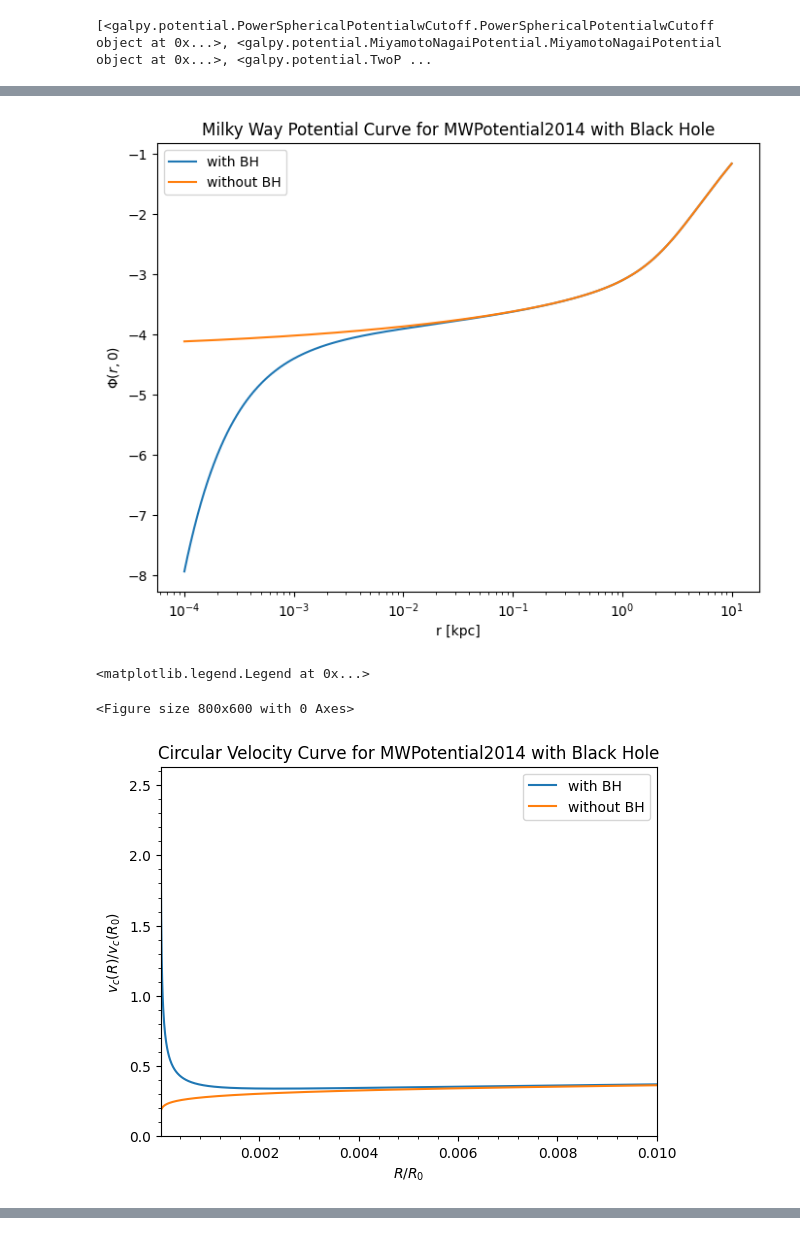
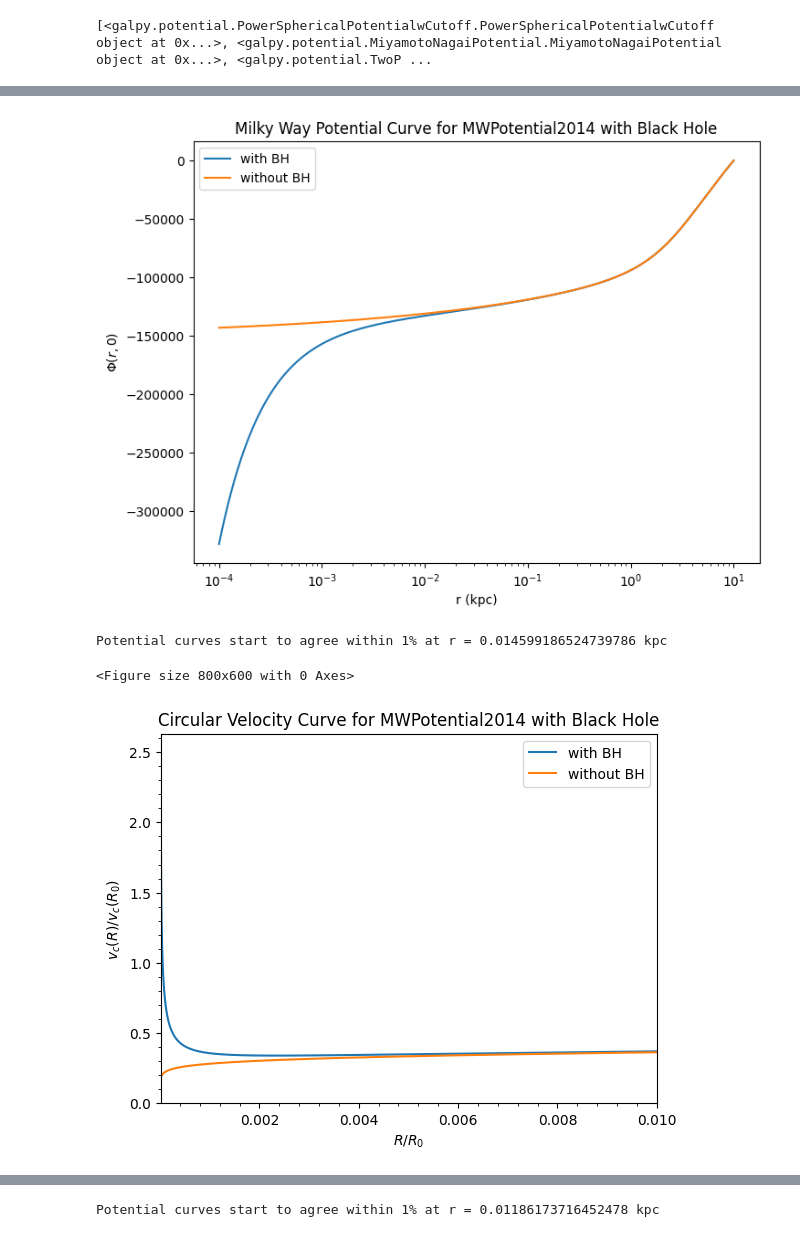
Before and after one commit to amalbumbia/Astrophysical-Dynamics, a Jupyter notebook: hwk3.ipynb, the cells around one changed output, grey strips where cells are left out. Cells and saved outputs as stored; diff of their text form; code cells hidden in the pictures.

```diff
--- a/hwk3.ipynb
+++ b/hwk3.ipynb
@@ -244,7 +202,7 @@ plt.legend()
 # %%
 # adding black hole to the center of Milky Way
 from galpy.potential import PowerSphericalPotentialwCutoff, MiyamotoNagaiPotential, NFWPotential
-from galpy.potential import plotPotentials, plotRotcurve, evaluatePotentials
+from galpy.potential import plotRotcurve, evaluatePotentials
 from galpy.potential import KeplerPotential
 from galpy.util import conversion
 import numpy as np
@@ -254,37 +212,101 @@ mp= MiyamotoNagaiPotential(a=3./8.,b=0.28/8.,normalize=.6)
 nfwp= NFWPotential(a=16/8.,normalize=.35)
 MWPotential2014= bp+mp+nfwp
 
 MWPotential2014wBH = MWPotential2014+KeplerPotential(amp=4.3*10**6./conversion.mass_in_msol(220.,8.))
 
-# potential
 r = np.logspace(-4, 1, 500)
-R = r / 8.0
+R = r / 8.0 # same as below to do calculations in galpy units and make x axis in kpc
 
 potential_tot_1_BH = []
 potential_tot_1 = []
 
 for r_i in R:
     potential_tot_1_BH.append(evaluatePotentials(MWPotential2014wBH, r_i, 0.0))
     potential_tot_1.append(evaluatePotentials(MWPotential2014, r_i, 0.0))
 
+potential_tot_1   = np.array(potential_tot_1)   - potential_tot_1[-1]
+potential_tot_1_BH   = np.array(potential_tot_1_BH)   - potential_tot_1_BH[-1]
+
+potential_tot_1   = potential_tot_1 * 220.0**2
+potential_tot_1_BH   = potential_tot_1_BH * 220.0**2
+
 plt.figure(figsize=(8,6))
 plt.semilogx(r, potential_tot_1_BH, label='with BH')
 plt.semilogx(r, potential_tot_1, label='without BH')
-plt.xlabel('r [kpc]')
+plt.xlabel('r (kpc)')
 plt.ylabel(r'$\Phi(r,0)$')
 plt.title('Milky Way Potential Curve for MWPotential2014 with Black Hole')
 plt.legend()
 plt.show()
 
 # Circular Velocity Curve
 
 plt.figure(figsize=(8,6))
 plotRotcurve(MWPotential2014wBH, Rrange=[1e-5, 0.01], label='with BH')
 plotRotcurve(MWPotential2014, Rrange=[1e-5, 0.01], overplot=True, label = 'without BH')
 plt.title("Circular Velocity Curve for MWPotential2014 with Black Hole")
 plt.legend()
+
+# need to find actual radius where potential curves start agreeing
+# idk if they will intersect or just get closer to each other
+# so making the criteria that they need to be within a percent of each other
+# ie. change in potential over OG potential = 1% = .01
+
+potential_tot_1_BH = np.array(potential_tot_1_BH) # need to convert from list to array
+potential_tot_1 = np.array(potential_tot_1) # otherwise type error :(
+
+difference_potential = np.abs(potential_tot_1_BH - potential_tot_1)
+fraction_potential = difference_potential / np.abs(potential_tot_1)
+
+potential_percent = np.where(fraction_potential < 0.01)[0]
+if len(potential_percent) > 0:
+    print("Potential curves start to agree within 1% at r =", r[potential_percent[0]], "kpc")
+
+
+# now for mass 2
+
+MWPotential_2x_wBH = MWPotential_2x + KeplerPotential(amp=4.3*10**6./conversion.mass_in_msol(220.,8.))
+
+potential_tot_2 = []
+potential_tot_2_BH = []
+
+for r_i in R:
+    potential_tot_2.append(evaluatePotentials(MWPotential_2x, r_i, 0.0))
+    potential_tot_2_BH.append(evaluatePotentials(MWPotential_2x_wBH, r_i, 0.0))
+
+potential_tot_2   = np.array(potential_tot_2)   - potential_tot_2[-1]
+potential_tot_2_BH   = np.array(potential_tot_2_BH)   - potential_tot_2_BH[-1]
+
+potential_tot_2   = potential_tot_2 * 220.0**2
+potential_tot_2_BH   = potential_tot_2_BH * 220.0**2
+
+plt.figure(figsize=(8,6))
+plt.semilogx(r, potential_tot_2, label='without Black Hole')
+plt.semilogx(r, potential_tot_2_BH, label='with Black Hole')
+plt.xlabel('r (kpc)')
+plt.ylabel(r'$\Phi$(r,0)')
+plt.title('Milky Way Potential Curve for 2x Dark Matter Halo Modified MWPotential2014 with Black Hole')
+plt.legend()
+plt.show()
+
+# Mass 2 Circular Velocity Curve
+
+plotRotcurve(MWPotential_2x, Rrange=[1e-5, 0.01], label='without Black Hole')
+plotRotcurve(MWPotential_2x_wBH, Rrange=[1e-5, 0.01],  overplot=True, label='with Black Hole')
+plt.title("Circular Velocity Curve for 2x Dark Matter Halo Modified MWPotential2014 with Black Hole")
+plt.legend()
+
+potential_tot_2_BH = np.array(potential_tot_2_BH) # need to convert from list to array
+potential_tot_2 = np.array(potential_tot_2) # otherwise type error :(
+
+difference_potential_2 = np.abs(potential_tot_2_BH - potential_tot_2)
+fraction_potential_2 = difference_potential_2 / np.abs(potential_tot_2)
+
+potential_percent_2 = np.where(fraction_potential_2 < 0.01)[0]
+if len(potential_percent_2) > 0:
+    print("Potential curves start to agree within 1% at r =", r[potential_percent_2[0]], "kpc")
 # %% [output]
-[figure, old version]
+[figure, new version]
-<matplotlib.legend.Legend at 0x...>
+Potential curves start to agree within 1% at r = 0.014599186524739786 kpc
 <Figure size 800x600 with 0 Axes>
 [figure]
@@ -290,0 +314 @@ plt.legend()
+Potential curves start to agree within 1% at r = 0.01186173716452478 kpc
```
Also changed, not shown: parts of 9 cells of this notebook.
